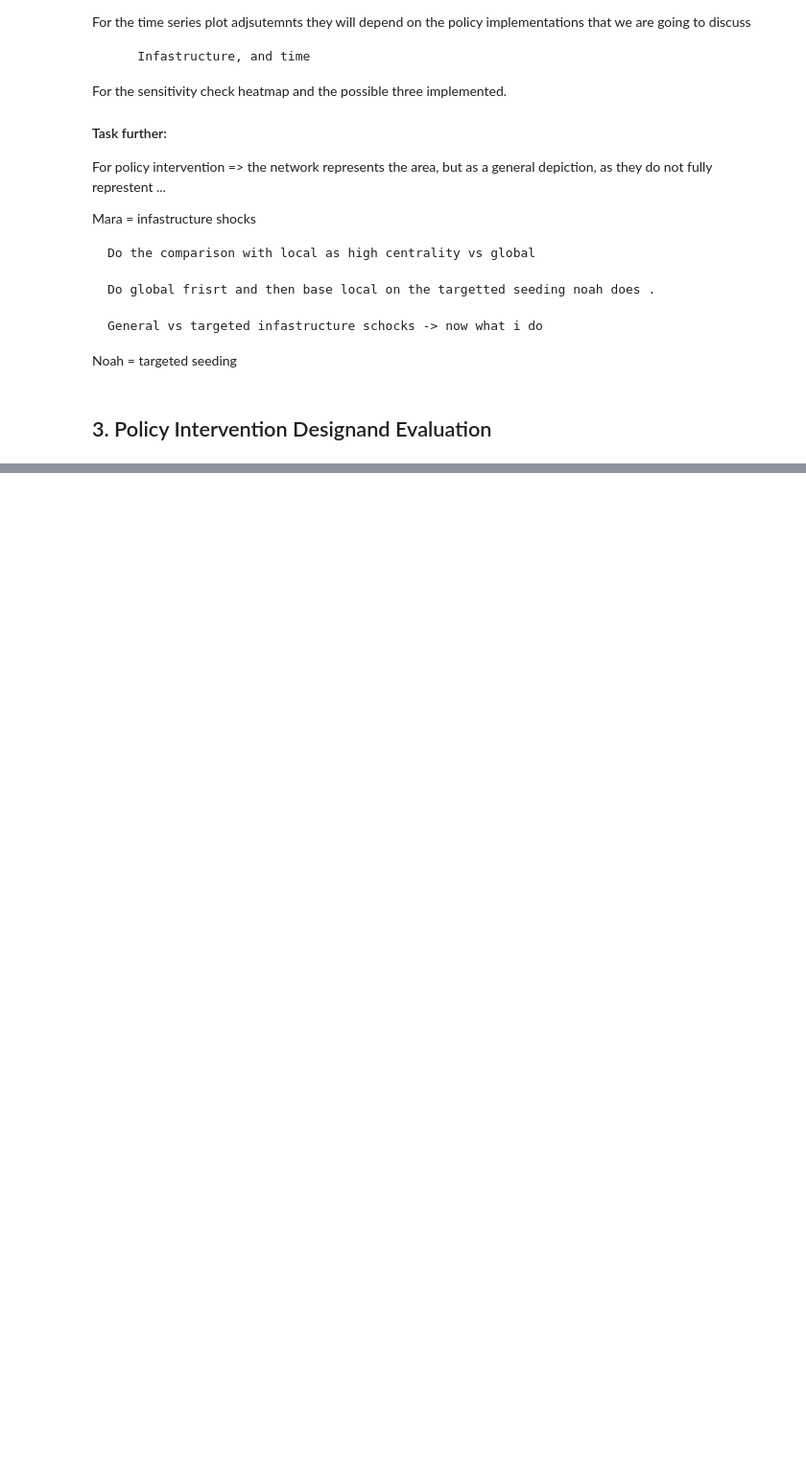
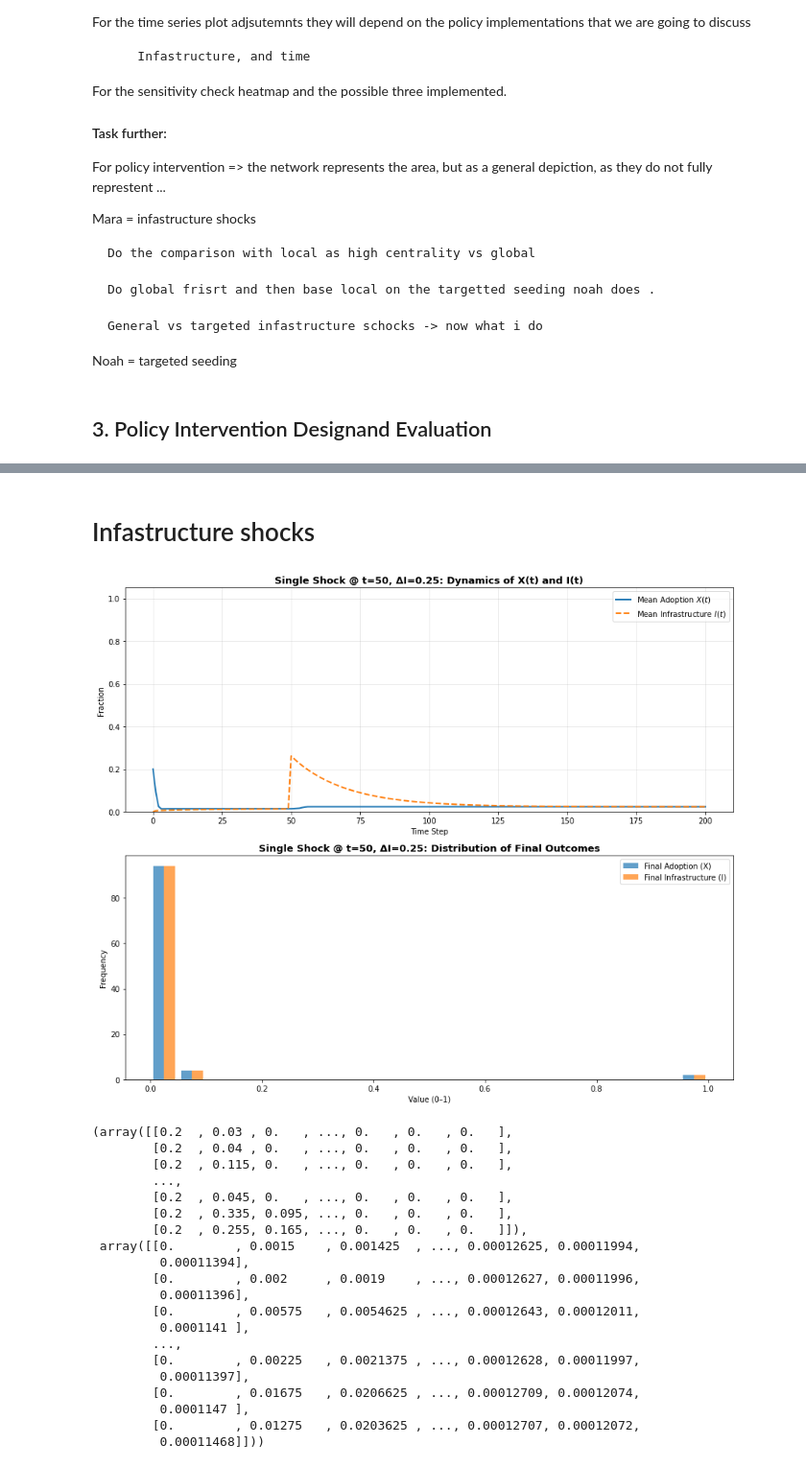
Before and after one commit to mucel/mbdm_3asign, a Jupyter notebook: mara_try.ipynb, the cells around one changed output, grey strips where cells are left out. Shown: that part at 96% size. Saved outputs shown, nothing was run; the diff lists cells and outputs as text; code cells hidden in the pictures; blank space fills up the shorter version.

```diff
--- a/mara_try.ipynb
+++ b/mara_try.ipynb
@@ -464,0 +644,2 @@ Noah = targeted seeding
+# %% [markdown]
+# Infastructure shocks
@@ -464,0 +735,42 @@ Noah = targeted seeding
+# %%
+def run_single_shock_with_plots(n_trials, steps, method, params, shock_time, shock_amount):
+# Runs a batch of simulations with one infrastructure shock and produces
+
+    X_traj, I_traj = run_batch_single_shock(
+        n_trials, steps, method, params,
+        shock_time=shock_time,
+        shock_amount=shock_amount
+    )
+
+    title = f"Single Shock @ t={shock_time}, ΔI={shock_amount}"
+    plot_simulation_results(X_traj, I_traj, title, steps)
+
+    return X_traj, I_traj
+# %%
+run_single_shock_with_plots(
+    TRIALS, STEPS, "random", PARAMS,
+    shock_time=50,
+    shock_amount=+0.25
+)
+# %% [output]
+[figure, added]
+(array([[0.2  , 0.03 , 0.   , ..., 0.   , 0.   , 0.   ],
+        [0.2  , 0.04 , 0.   , ..., 0.   , 0.   , 0.   ],
+        [0.2  , 0.115, 0.   , ..., 0.   , 0.   , 0.   ],
+        ...,
+        [0.2  , 0.045, 0.   , ..., 0.   , 0.   , 0.   ],
+        [0.2  , 0.335, 0.095, ..., 0.   , 0.   , 0.   ],
+        [0.2  , 0.255, 0.165, ..., 0.   , 0.   , 0.   ]]),
+ array([[0.        , 0.0015    , 0.001425  , ..., 0.00012625, 0.00011994,
+         0.00011394],
+        [0.        , 0.002     , 0.0019    , ..., 0.00012627, 0.00011996,
+         0.00011396],
+        [0.        , 0.00575   , 0.0054625 , ..., 0.00012643, 0.00012011,
+         0.0001141 ],
+        ...,
+        [0.        , 0.00225   , 0.0021375 , ..., 0.00012628, 0.00011997,
+         0.00011397],
+        [0.        , 0.01675   , 0.0206625 , ..., 0.00012709, 0.00012074,
+         0.0001147 ],
+        [0.        , 0.01275   , 0.0203625 , ..., 0.00012707, 0.00012072,
+         0.00011468]]))
```
Also changed, not shown: parts of 9 cells of this notebook.
